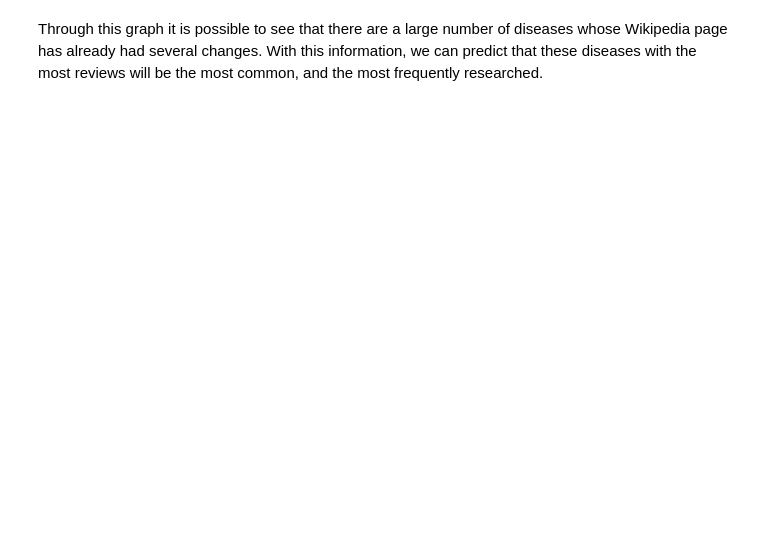
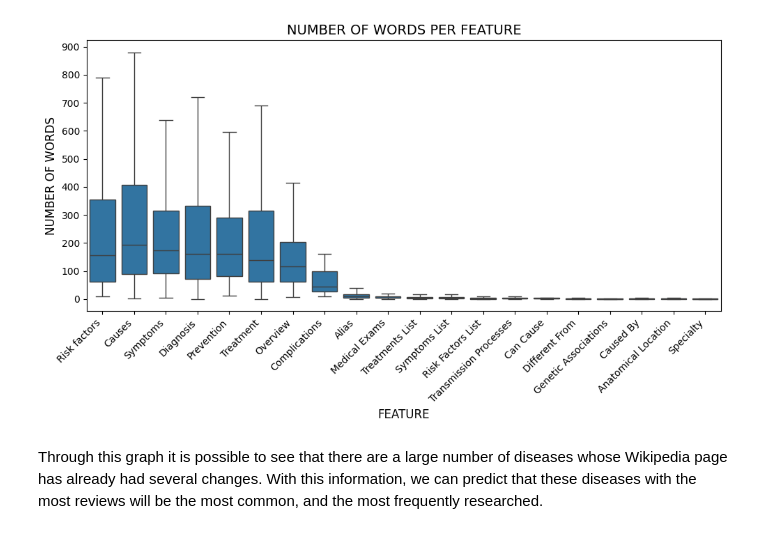
Before and after one commit to ritaleite03/FEUP-MEIC-PRI, a Jupyter notebook: project_1/analysis.ipynb, the cells around one changed output. Cells and saved outputs as stored; diff of their text form; code cells hidden in the pictures; blank space fills up the shorter version.

```diff
--- a/project_1/analysis.ipynb
+++ b/project_1/analysis.ipynb
@@ -97,0 +14,12 @@ plt.show()
+# %%
+# Contar o número de valores em falta por feature
+
+missing_values_per_index = data.isnull().sum(axis=1)
+total_columns = data.shape[1]
+missing_percentage_per_index = (missing_values_per_index / total_columns) * 100
+missing_data_per_index = missing_values_per_index[missing_values_per_index > 0]
+missing_data_per_index_sorted = missing_data_per_index.sort_values(ascending=False)
+
+for index, missing_count in missing_data_per_index_sorted.items():
+    percentage = missing_percentage_per_index[index]
+    print(f'{index}: {missing_count} ({percentage:.2f}%)')
@@ -98,3 +99,54 @@ plt.show()
+# %%
+import pandas as pd
+import matplotlib.pyplot as plt
+import seaborn as sns
+from matplotlib.ticker import MaxNLocator  # Para controlar os ticks no eixo Y
+
+# Supondo que o seu DataFrame `data` já esteja definido e contém suas colunas
+# Excluindo as linhas indesejadas
+indices_to_exclude = ['Total Revisions', 'Last Revision Date']
+data_string = data.drop(index=indices_to_exclude, errors='ignore')
+
+# Função para contar palavras por linha
+def count_words(row):
+    return row.dropna().astype(str).apply(lambda x: len(x.split()))
+
+# Criando um DataFrame para armazenar as contagens de palavras
+word_counts_list = []
+
+# Contar palavras para cada linha
+for index, row in data_string.iterrows():
+    word_counts = count_words(row)
+    for feature, count in word_counts.items():
+        word_counts_list.append({'Index': index, 'Feature': feature, 'Word Count': count})
+
+# Criando um DataFrame com as contagens de palavras
+word_counts_df = pd.DataFrame(word_counts_list)
+
+# Calcular a média de contagem de palavras por índice
+mean_word_counts = word_counts_df.groupby('Index')['Word Count'].mean().reset_index()
+mean_word_counts = mean_word_counts.sort_values(by='Word Count', ascending=False)
+
+# Criar uma lista ordenada de índices com base na média
+ordered_indices = mean_word_counts['Index'].tolist()
+
+# Criando o gráfico de caixa com os índices ordenados
+plt.figure(figsize=(10, 6))
+sns.boxplot(data=word_counts_df, x='Index', y='Word Count', showfliers=False, order=ordered_indices)  # Não mostrar outliers e usar a ordem definida
+plt.title("NUMBER OF WORDS PER FEATURE", fontsize=14)
+plt.xlabel("FEATURE", fontsize=12)
+plt.ylabel("NUMBER OF WORDS", fontsize=12)
+
+# Ajustar os ticks do eixo Y
+plt.gca().yaxis.set_major_locator(MaxNLocator(integer=True, prune='both'))  # Ajusta ticks para valores inteiros
+
+# Ajustar os ticks do eixo X
+plt.xticks(rotation=45, ha='right', fontsize=10)  # Rotação de 45 graus e ajuste do tamanho da fonte
+
+plt.tight_layout()
+plt.show()
+# %% [output]
+[figure, added]
 # %% [markdown]
 Through this graph it is possible to see that there are a large number of diseases whose Wikipedia page has already had several changes. With this information, we can predict that these diseases with the most reviews will be the most common, and the most frequently researched.
 # %%
```
Also changed, not shown: parts of 17 cells of this notebook, 2 other files.
